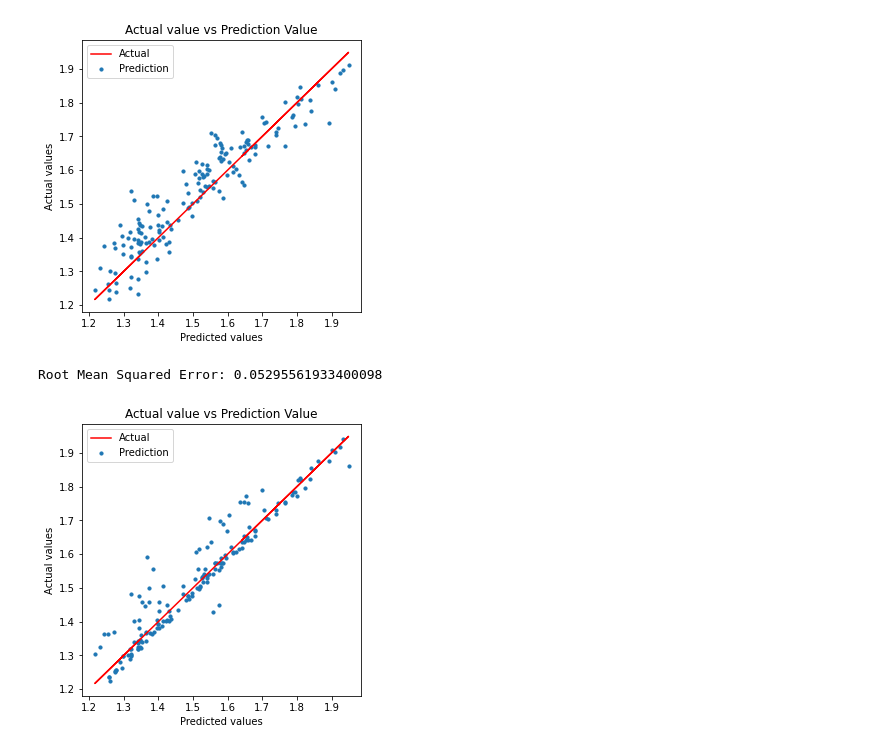
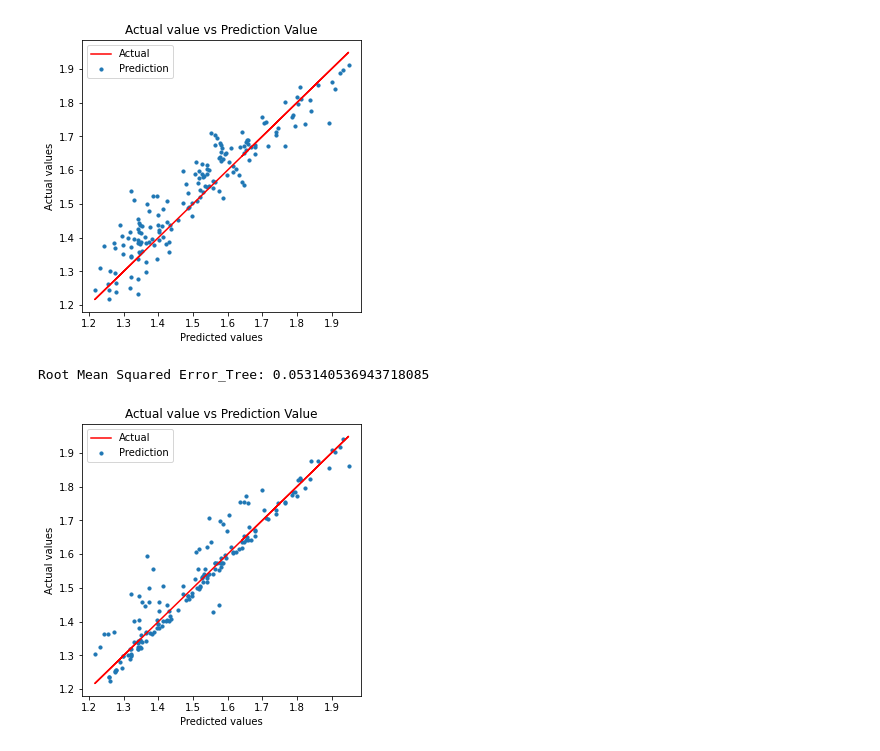
Before and after one commit to YongchangXie/INM701, a Jupyter notebook: Coursework.ipynb, the cells around one changed output. Saved outputs shown, nothing was run; the diff lists cells and outputs as text; code cells hidden in the pictures.

```diff
--- a/Coursework.ipynb
+++ b/Coursework.ipynb
@@ -273,24 +279,25 @@ Root Mean Squared Error: 0.10719320545957248
 Root Mean Squared Error: 0.06543232258416191
 [figure]
 # %%
-# Second Technology - Linear Regression
+# Second Technology - Decision Tree Regression
 model_tree=DecisionTreeRegressor()                 # Creating a tree regression model
 model_tree.fit(X_train_scaled, y_train)            # Fit the training data into the tree regression model
 prediction=model_tree.predict(X_test_scaled)       # Predict the target value by test data and trained model
-print('Root Mean Squared Error:', np.sqrt(mean_squared_error(y_test,prediction)))  # Evaluating the RMSE value
+RMSE_tree = np.sqrt(mean_squared_error(y_test,prediction))
+print('Root Mean Squared Error_Tree:',np.sqrt(mean_squared_error(y_test,prediction)))  # Evaluating the RMSE value
 
 # Visualize the model performance
 plt.subplots(figsize=(5, 5))                             # Change the size of diagram
 plt.scatter(y_test,prediction,label='Prediction',s=10)   # plotting the prediction values vs. actual values
 plt.plot(y_test,y_test,'r',label='Actual')               # draw a actual prediction line
 plt.title('Actual value vs Prediction Value')
 plt.xlabel("Predicted values")
 plt.ylabel("Actual values")
 plt.legend()
 plt.show()
 # %% [output]
-Root Mean Squared Error: 0.05295561933400098
+Root Mean Squared Error_Tree: 0.053140536943718085
-[figure, old version]
+[figure, new version]
 # %%
 # Third Technology - Random Forest Regression - 1
 
```
Also changed, not shown: parts of 9 cells of this notebook.
